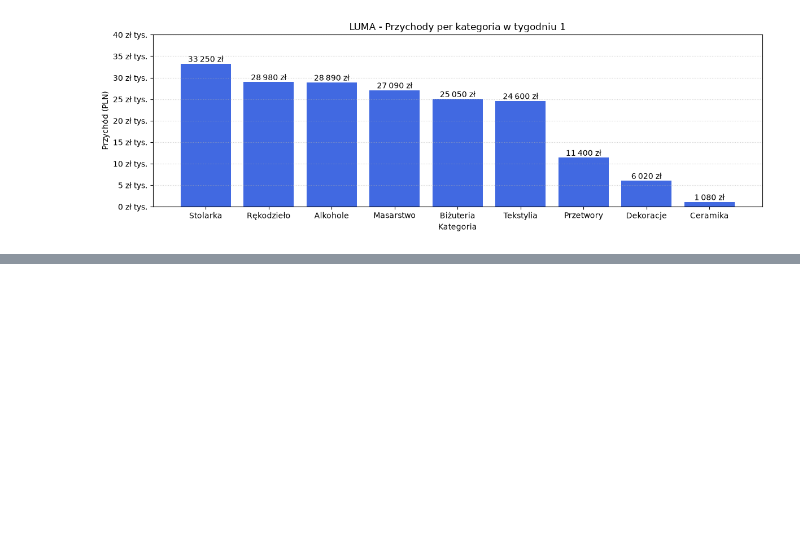
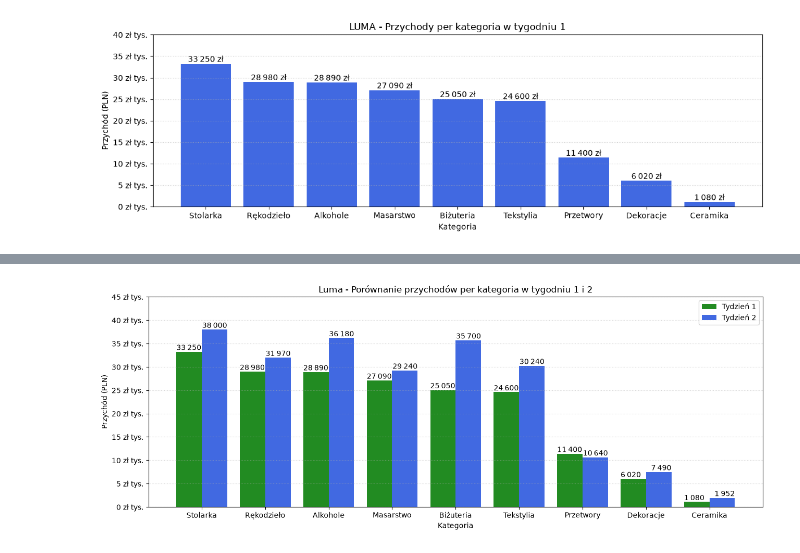
Before and after one commit to SebastianDuda0106/DataWizualization, a Jupyter notebook: 01-bar.ipynb, the cells around one changed output, grey strips where cells are left out. Saved outputs shown, nothing was run; the diff lists cells and outputs as text; code cells hidden in the pictures; blank space fills up the shorter version.

```diff
--- a/01-bar.ipynb
+++ b/01-bar.ipynb
@@ -257,0 +323,30 @@ plt.show()
+# %%
+def format_sep(x: float) -> str:
+    return f"{int(round(x)):,}".replace(',',"\u202f")
+# %%
+plt.figure(figsize=(13,5))
+bars_1=plt.bar(x_locs-bar_half, t1_revenue_total,width=bar_width,label="Tydzień 1", color="forestgreen")
+bars_2=plt.bar(x_locs+bar_half, t2_revenue_total,width=bar_width,label="Tydzień 2", color="royalblue")
+plt.xticks(x_locs,categories)
+pad_axis()
+
+for b in bars_1:
+    x,y = b.get_x(), b.get_height()
+    plt.text(x, y, format_sep(y), ha="left", va="bottom")
+
+for b in bars_2:
+    x,y = b.get_x() + b.get_width(),b.get_height()
+    plt.text(x, y, format_sep(y), ha="right", va="bottom")
+
+format_ytics_tys()
+
+plt.grid(axis="y", linestyle=":", alpha=0.6)
+plt.title("Luma - Porównanie przychodów per kategoria w tygodniu 1 i 2")
+plt.xlabel("Kategoria")
+plt.ylabel("Przychód (PLN)")
+
+plt.legend()
+plt.tight_layout()
+plt.show()
+# %% [output]
+[figure, added]
```
Also changed, not shown: parts of 12 cells of this notebook.
